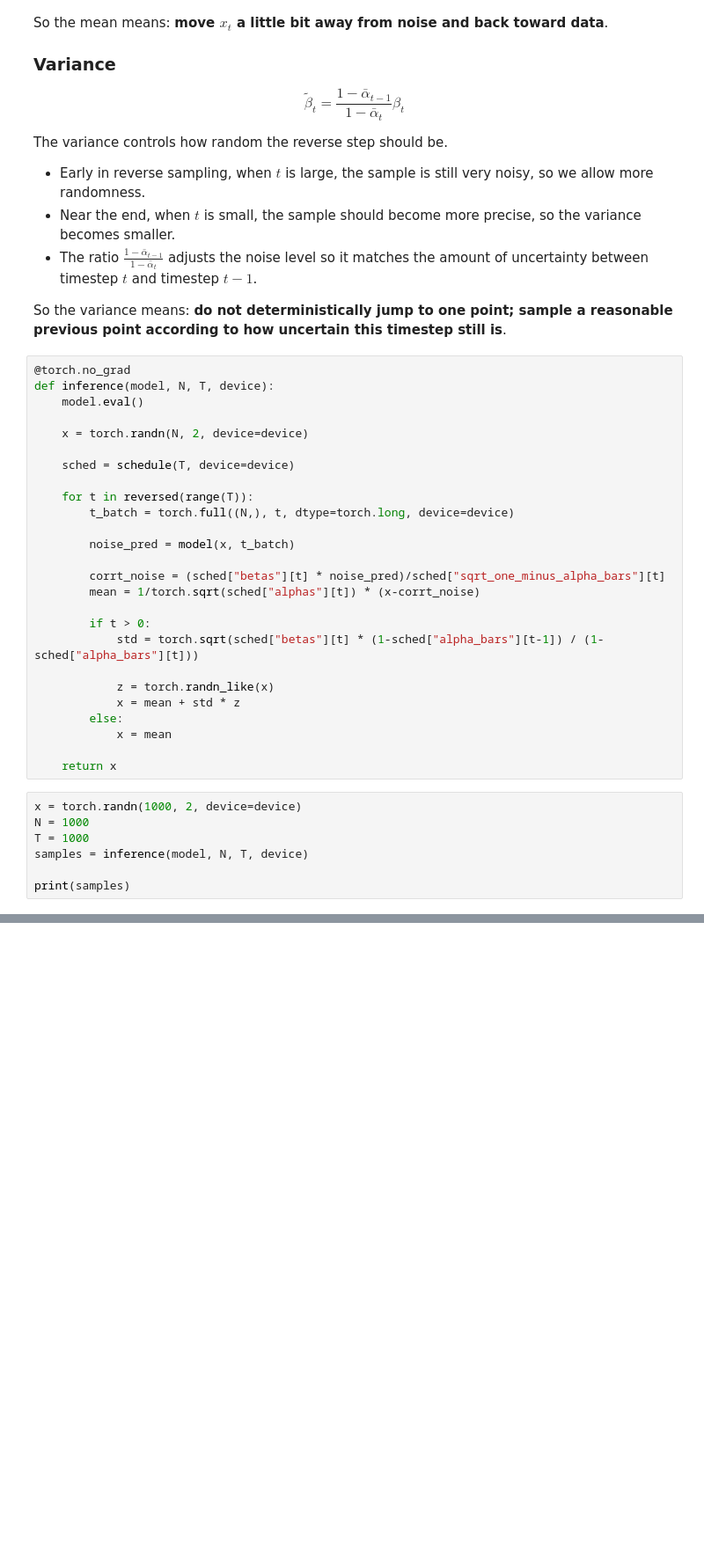
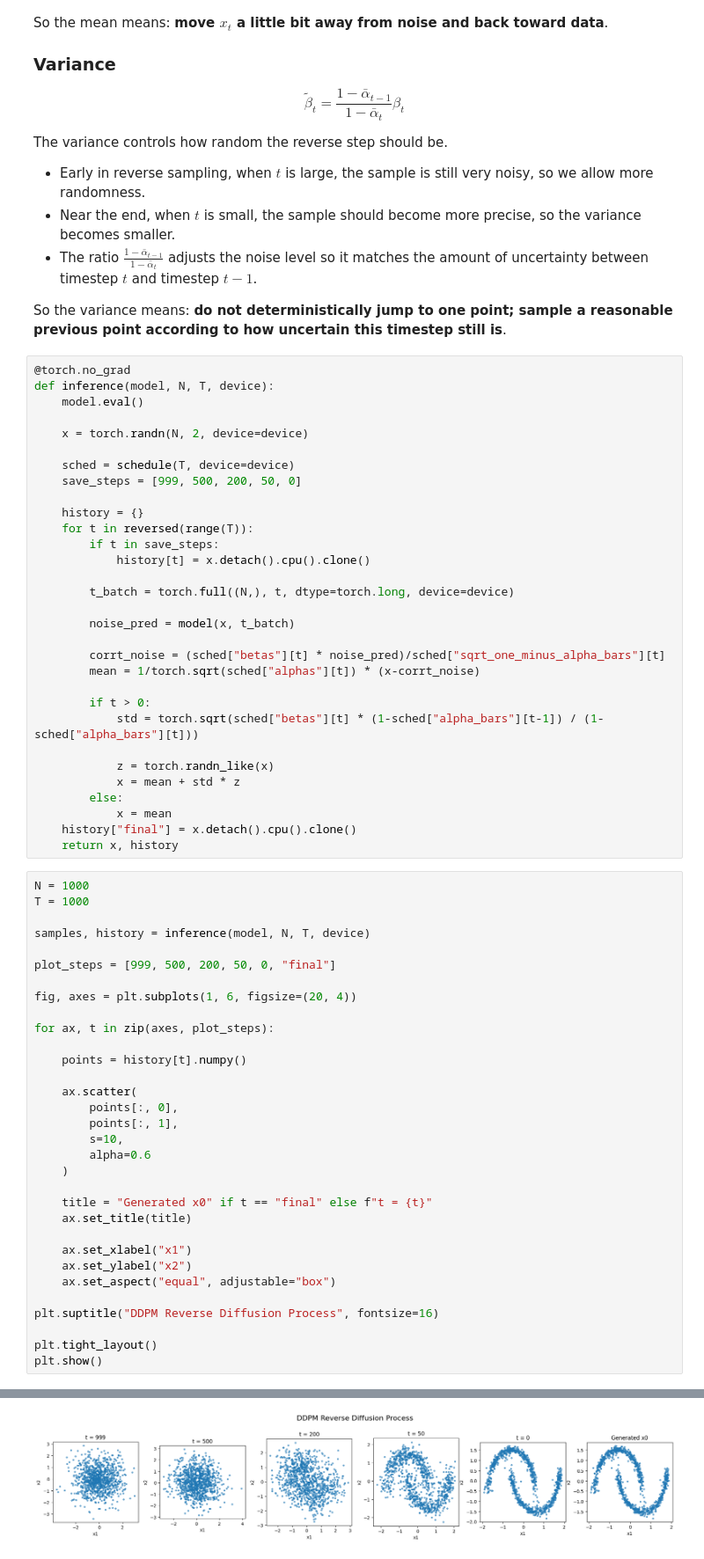
Before and after one commit to WhiteEyeBlackCat/generative-modeling-from-scratch, a Jupyter notebook: diffusion/DDPM.ipynb, the cells around one changed output, grey strips where cells are left out. Shown at 88% size. Saved outputs shown, nothing was run; the diff lists cells and outputs as text; blank space fills up the shorter version.

```diff
--- a/diffusion/DDPM.ipynb
+++ b/diffusion/DDPM.ipynb
@@ -548,8 +548,13 @@ def inference(model, N, T, device):
     x = torch.randn(N, 2, device=device)
 
     sched = schedule(T, device=device)
+    save_steps = [999, 500, 200, 50, 0]
 
+    history = {}
     for t in reversed(range(T)):
+        if t in save_steps:
+            history[t] = x.detach().cpu().clone()
+
         t_batch = torch.full((N,), t, dtype=torch.long, device=device)
 
         noise_pred = model(x, t_batch)
@@ -564,13 +569,38 @@ def inference(model, N, T, device):
             x = mean + std * z
         else:
             x = mean
-
-    return x
+    history["final"] = x.detach().cpu().clone()
+    return x, history
 # %%
-x = torch.randn(1000, 2, device=device)
 N = 1000
 T = 1000
-samples = inference(model, N, T, device)
 
-print(samples)
+samples, history = inference(model, N, T, device)
+
+plot_steps = [999, 500, 200, 50, 0, "final"]
+
+fig, axes = plt.subplots(1, 6, figsize=(20, 4))
+
+for ax, t in zip(axes, plot_steps):
+
+    points = history[t].numpy()
+
+    ax.scatter(
+        points[:, 0],
+        points[:, 1],
+        s=10,
+        alpha=0.6
+    )
+
+    title = "Generated x0" if t == "final" else f"t = {t}"
+    ax.set_title(title)
+
+    ax.set_xlabel("x1")
+    ax.set_ylabel("x2")
+    ax.set_aspect("equal", adjustable="box")
+
+plt.suptitle("DDPM Reverse Diffusion Process", fontsize=16)
+
+plt.tight_layout()
+plt.show()
 # %% [output]
@@ -583,0 +607 @@ tensor([[-1.6917, -0.1677],
+[figure, added]
```
Also changed, not shown: parts of 4 cells of this notebook, 5 other files.
